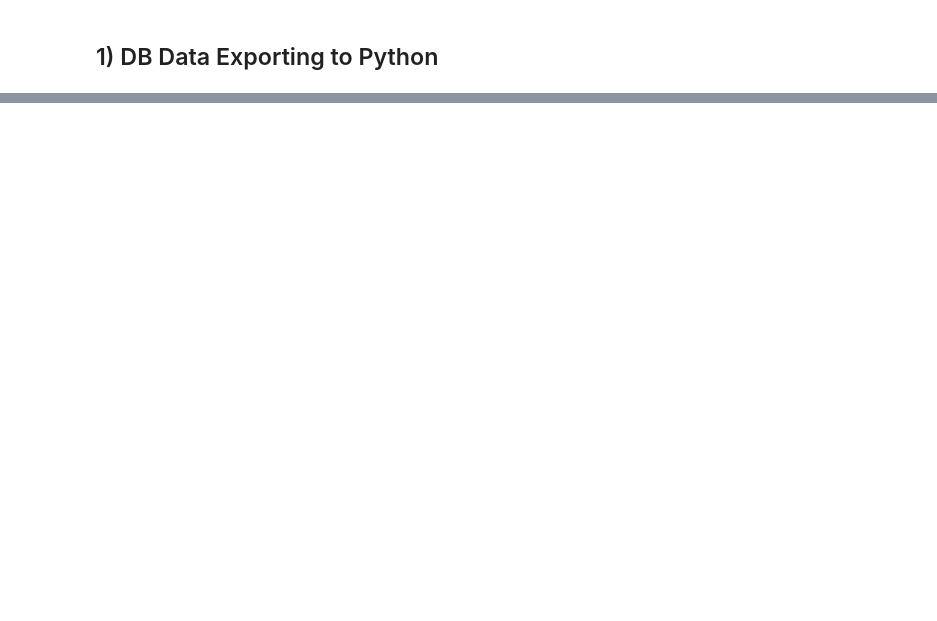
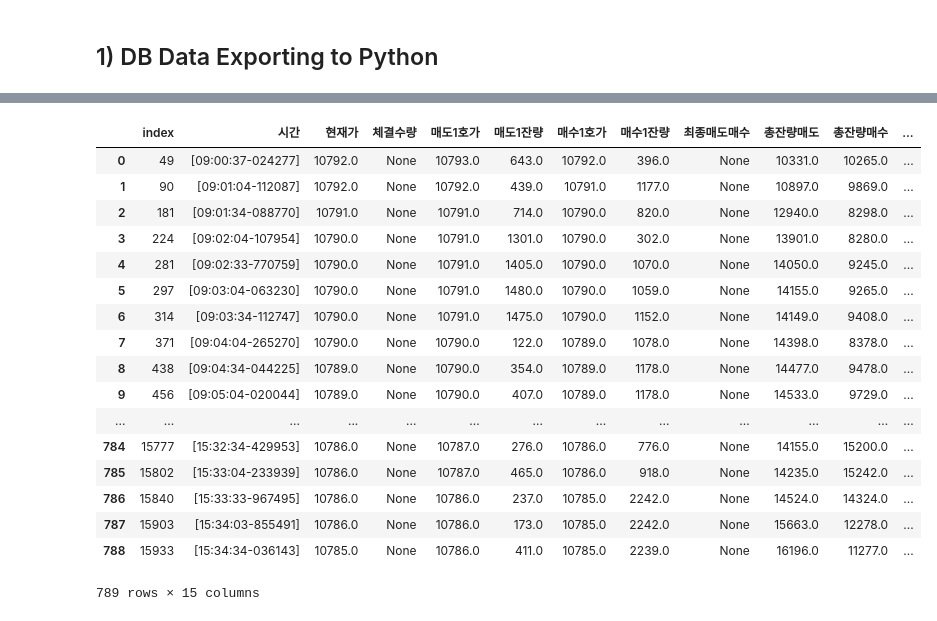
Before and after one commit to jaykim-asset/Project, a Jupyter notebook: Finance_Project3_MYSQL_DB_Build_UP.ipynb, the cells around one changed output, grey strips where cells are left out. Cells and saved outputs as stored; diff of their text form; code cells hidden in the pictures; blank space fills up the shorter version.

```diff
--- a/Finance_Project3_MYSQL_DB_Build_UP.ipynb
+++ b/Finance_Project3_MYSQL_DB_Build_UP.ipynb
@@ -247,10 +219,11 @@ db = MySQLdb.connect(
     '011592',
     'sise_2018_cmdt',
     charset='utf8')
+
 curs = db.cursor()
+
+QUERY = '''
+    show tables;
+'''
+
+data = pd.read_sql(QUERY, db)
-# %%
-QUERY = '''
-    select *
-    from CMDT_0201
-    limit 100;
-'''
@@ -257 +461,22 @@ QUERY = '''
+# %%
+df
+# %% [output]
+|  | index | 시간 | 현재가 | 체결수량 | 매도1호가 | 매도1잔량 | 매수1호가 | 매수1잔량 | 최종매도매수 | 총잔량매도 | 총잔량매수 | ... |
+| 0 | 49 | [09:00:37-024277] | 10792.0 | None | 10793.0 | 643.0 | 10792.0 | 396.0 | None | 10331.0 | 10265.0 | ... |
+| 1 | 90 | [09:01:04-112087] | 10792.0 | None | 10792.0 | 439.0 | 10791.0 | 1177.0 | None | 10897.0 | 9869.0 | ... |
+| 2 | 181 | [09:01:34-088770] | 10791.0 | None | 10791.0 | 714.0 | 10790.0 | 820.0 | None | 12940.0 | 8298.0 | ... |
+| 3 | 224 | [09:02:04-107954] | 10790.0 | None | 10791.0 | 1301.0 | 10790.0 | 302.0 | None | 13901.0 | 8280.0 | ... |
+| 4 | 281 | [09:02:33-770759] | 10790.0 | None | 10791.0 | 1405.0 | 10790.0 | 1070.0 | None | 14050.0 | 9245.0 | ... |
+| 5 | 297 | [09:03:04-063230] | 10790.0 | None | 10791.0 | 1480.0 | 10790.0 | 1059.0 | None | 14155.0 | 9265.0 | ... |
+| 6 | 314 | [09:03:34-112747] | 10790.0 | None | 10791.0 | 1475.0 | 10790.0 | 1152.0 | None | 14149.0 | 9408.0 | ... |
+| 7 | 371 | [09:04:04-265270] | 10790.0 | None | 10790.0 | 122.0 | 10789.0 | 1078.0 | None | 14398.0 | 8378.0 | ... |
+| 8 | 438 | [09:04:34-044225] | 10789.0 | None | 10790.0 | 354.0 | 10789.0 | 1178.0 | None | 14477.0 | 9478.0 | ... |
+| 9 | 456 | [09:05:04-020044] | 10789.0 | None | 10790.0 | 407.0 | 10789.0 | 1178.0 | None | 14533.0 | 9729.0 | ... |
+| ... | ... | ... | ... | ... | ... | ... | ... | ... | ... | ... | ... | ... |
+| 784 | 15777 | [15:32:34-429953] | 10786.0 | None | 10787.0 | 276.0 | 10786.0 | 776.0 | None | 14155.0 | 15200.0 | ... |
+| 785 | 15802 | [15:33:04-233939] | 10786.0 | None | 10787.0 | 465.0 | 10786.0 | 918.0 | None | 14235.0 | 15242.0 | ... |
+| 786 | 15840 | [15:33:33-967495] | 10786.0 | None | 10786.0 | 237.0 | 10785.0 | 2242.0 | None | 14524.0 | 14324.0 | ... |
+| 787 | 15903 | [15:34:03-855491] | 10786.0 | None | 10786.0 | 173.0 | 10785.0 | 2242.0 | None | 15663.0 | 12278.0 | ... |
+| 788 | 15933 | [15:34:34-036143] | 10785.0 | None | 10786.0 | 411.0 | 10785.0 | 2239.0 | None | 16196.0 | 11277.0 | ... |
+789 rows × 15 columns
 # %%
```
Also changed, not shown: parts of 17 cells of this notebook.
